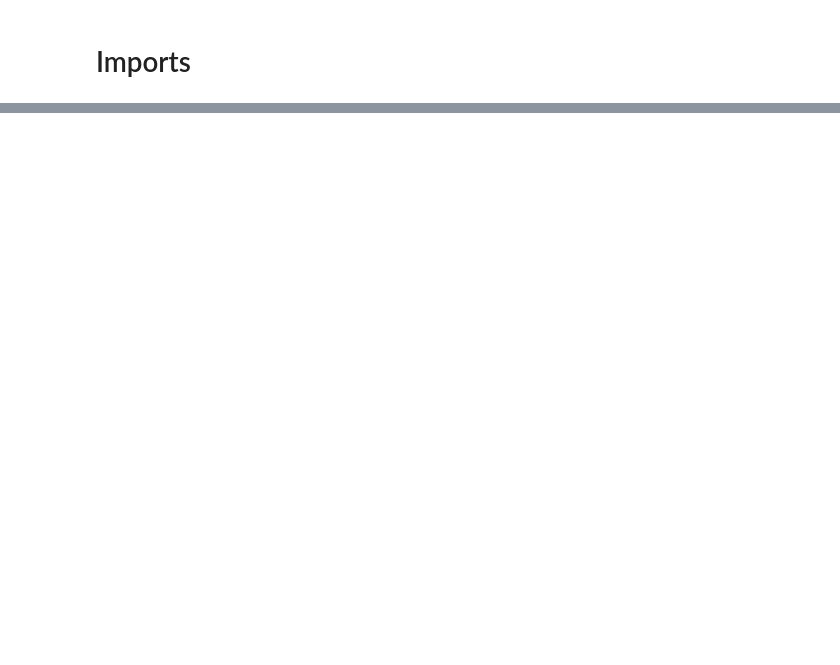
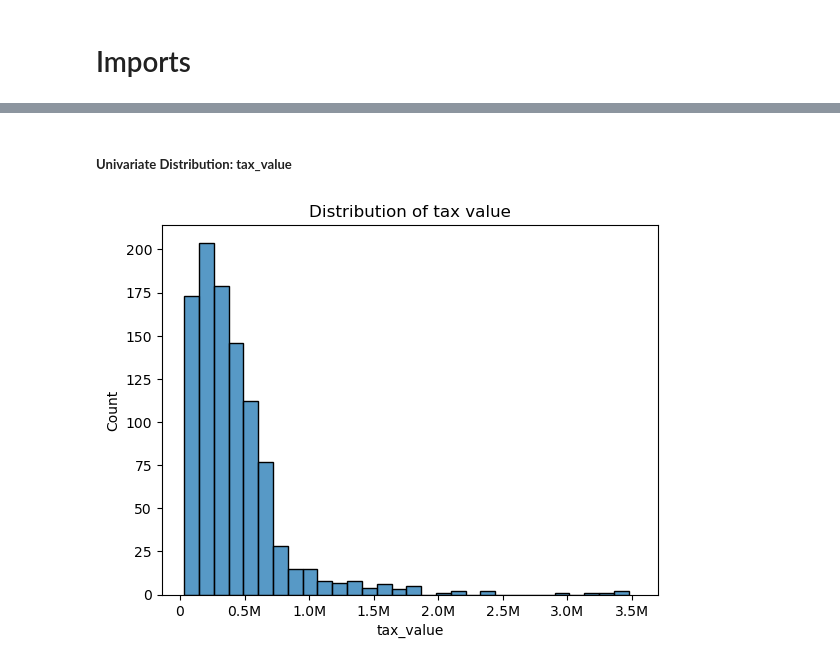
Before and after one commit to brock-green/regression-project, a Jupyter notebook: zillow_report.ipynb, the cells around one changed output, grey strips where cells are left out. Cells and saved outputs as stored; diff of their text form; code cells hidden in the pictures; blank space fills up the shorter version.

```diff
--- a/zillow_report.ipynb
+++ b/zillow_report.ipynb
@@ -408,0 +47,3 @@ Plan --> Acquire --> Prepare --> Explore --> **Model** --> Deliver
+# %%
+# Acquire
+z = acquried_zillow = a.get_zillow_data()
@@ -408,0 +67,3 @@ Plan --> Acquire --> Prepare --> Explore --> **Model** --> Deliver
+# %%
+# Clean
+z = zillow_clean = p.prep_zillow(z)
@@ -408,0 +78,25 @@ Plan --> Acquire --> Prepare --> Explore --> **Model** --> Deliver
+# %% [markdown]
+##### **Univariate Distribution: tax_value**
+# %%
+#### Show distribution of Target Variable 'tax_value'
+
+# Create a countplot of tax_value for train data
+ax = sns.histplot(data=z.sample(1000), x='tax_value', bins=30)
+
+# Set the x-axis ticks in increments of 100,000
+tick_values = range(0, int(z['tax_value'].max()) + 100000, 100000)
+ax.set_xticks(tick_values)
+
+# Format the tick labels to display values in millions
+tick_labels = [f'{val/1000000:.1f}M' if val > 0 else '0' for val in tick_values]
+ax.set_xticklabels(tick_labels)
+
+# Set the major tick locator to display labels only every 500,000
+ax.xaxis.set_major_locator(mticker.MultipleLocator(500000))
+
+plt.ylabel('Count')
+plt.xlabel('tax_value')
+plt.title('Distribution of tax value')
+plt.show()
+# %% [output]
+[figure, added]
```
Also changed, not shown: parts of 100 cells of this notebook, 3 other files.
